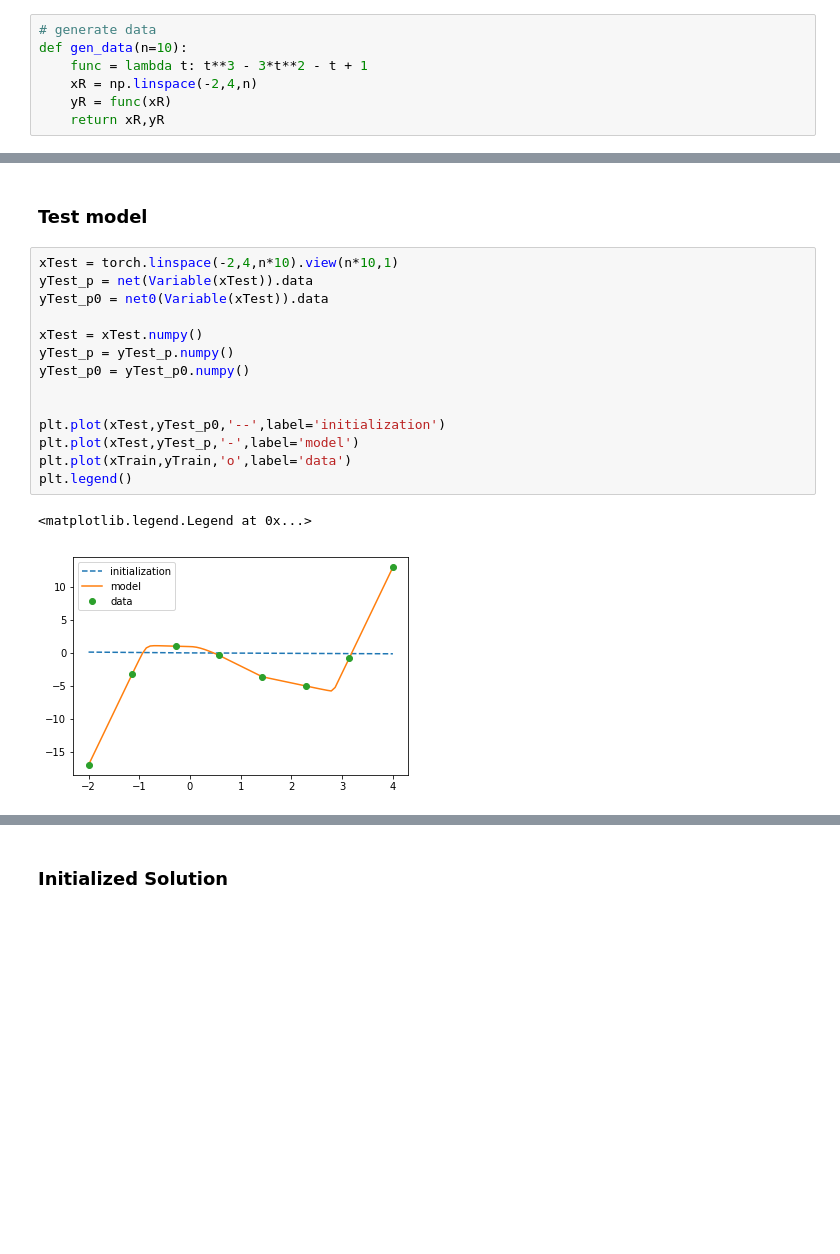
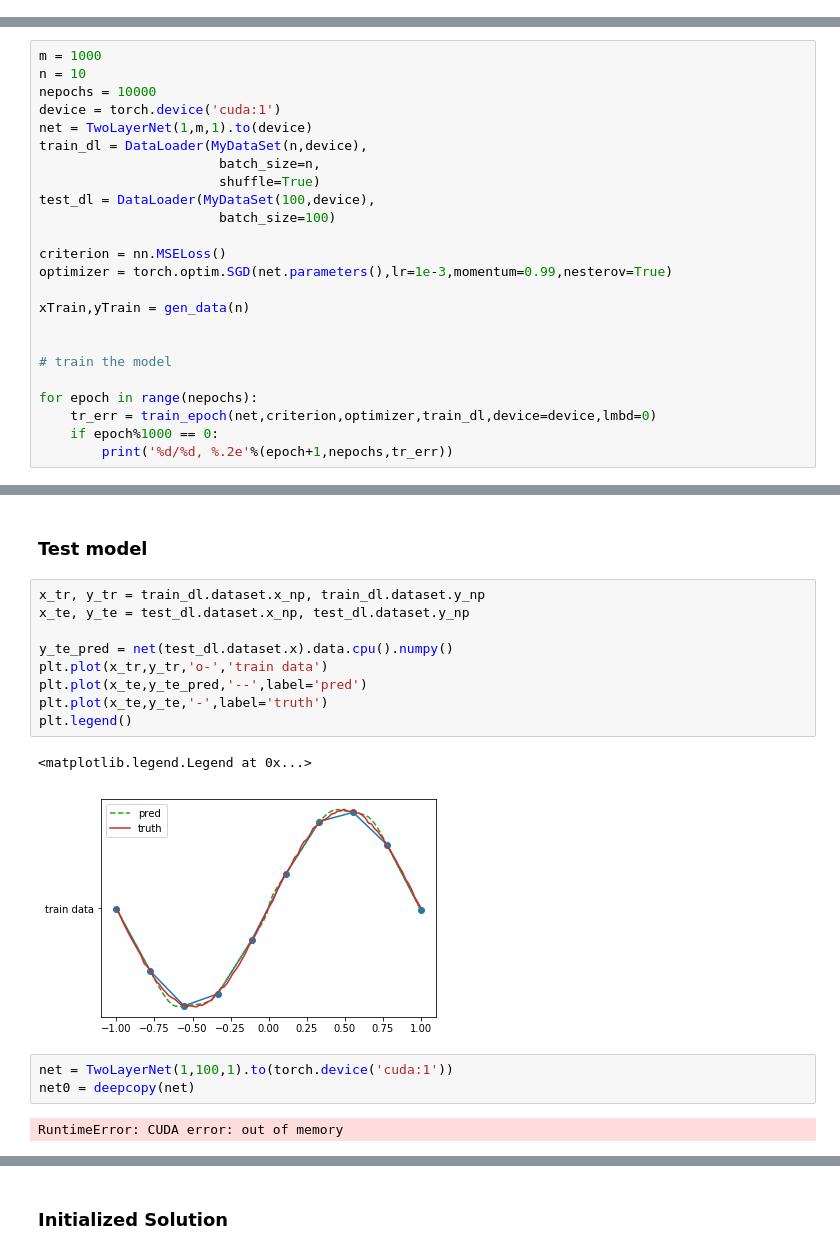
Before and after one commit to leiwu0308/genErrTwoLayer, a Jupyter notebook: ipython/try1.ipynb, the cells around one changed output, grey strips where cells are left out. Cells and saved outputs as stored; diff of their text form; blank space fills up the shorter version.

```diff
--- a/ipython/try1.ipynb
+++ b/ipython/try1.ipynb
@@ -73,7 +0,0 @@ def visualize_weight(net):
-# %%
-# generate data
-def gen_data(n=10):
-    func = lambda t: t**3 - 3*t**2 - t + 1
-    xR = np.linspace(-2,4,n)
-    yR = func(xR)
-    return xR,yR
@@ -112,0 +55,24 @@ for i in range(niters):
+# %%
+m = 1000
+n = 10
+nepochs = 10000
+device = torch.device('cuda:1')
+net = TwoLayerNet(1,m,1).to(device)
+train_dl = DataLoader(MyDataSet(n,device),
+                       batch_size=n,
+                       shuffle=True)
+test_dl = DataLoader(MyDataSet(100,device),
+                       batch_size=100)
+
+criterion = nn.MSELoss()
+optimizer = torch.optim.SGD(net.parameters(),lr=1e-3,momentum=0.99,nesterov=True)
+
+xTrain,yTrain = gen_data(n)
+
+
+# train the model
+
+for epoch in range(nepochs):
+    tr_err = train_epoch(net,criterion,optimizer,train_dl,device=device,lmbd=0)
+    if epoch%1000 == 0:
+        print('%d/%d, %.2e'%(epoch+1,nepochs,tr_err))
@@ -113,19 +90,19 @@ for i in range(niters):
 # %% [markdown]
 ### Test model
-# %%
-xTest = torch.linspace(-2,4,n*10).view(n*10,1)
-yTest_p = net(Variable(xTest)).data
-yTest_p0 = net0(Variable(xTest)).data
-
-xTest = xTest.numpy()
-yTest_p = yTest_p.numpy()
-yTest_p0 = yTest_p0.numpy()
-
-
-plt.plot(xTest,yTest_p0,'--',label='initialization')
-plt.plot(xTest,yTest_p,'-',label='model')
-plt.plot(xTrain,yTrain,'o',label='data')
-plt.legend()
-# %% [output]
-<matplotlib.legend.Legend at 0x...>
-[figure, removed]
+# %%
+x_tr, y_tr = train_dl.dataset.x_np, train_dl.dataset.y_np
+x_te, y_te = test_dl.dataset.x_np, test_dl.dataset.y_np
+
+y_te_pred = net(test_dl.dataset.x).data.cpu().numpy()
+plt.plot(x_tr,y_tr,'o-','train data')
+plt.plot(x_te,y_te_pred,'--',label='pred')
+plt.plot(x_te,y_te,'-',label='truth')
+plt.legend()
+# %% [output]
+<matplotlib.legend.Legend at 0x...>
+[figure, added]
+# %%
+net = TwoLayerNet(1,100,1).to(torch.device('cuda:1'))
+net0 = deepcopy(net)
+# %% [output]
+RuntimeError: CUDA error: out of memory
```
Also changed, not shown: parts of 14 cells of this notebook, 29 other files.
